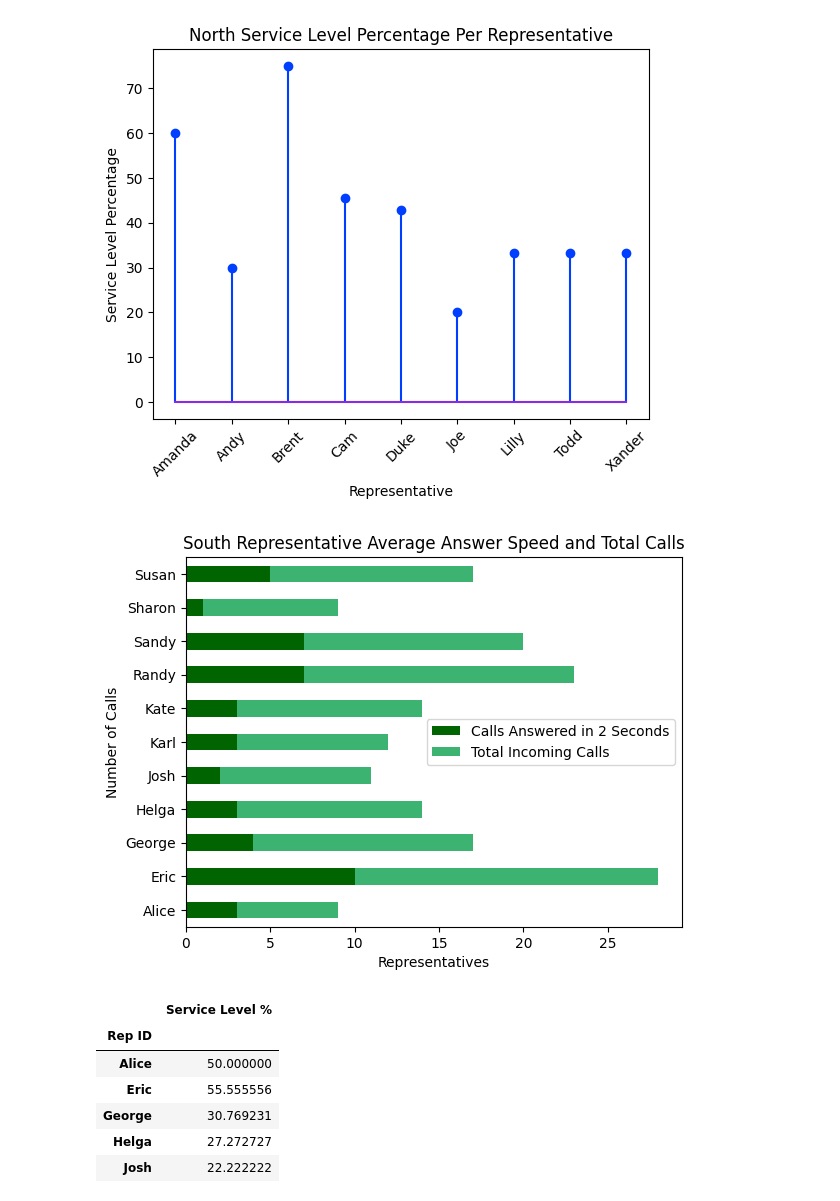
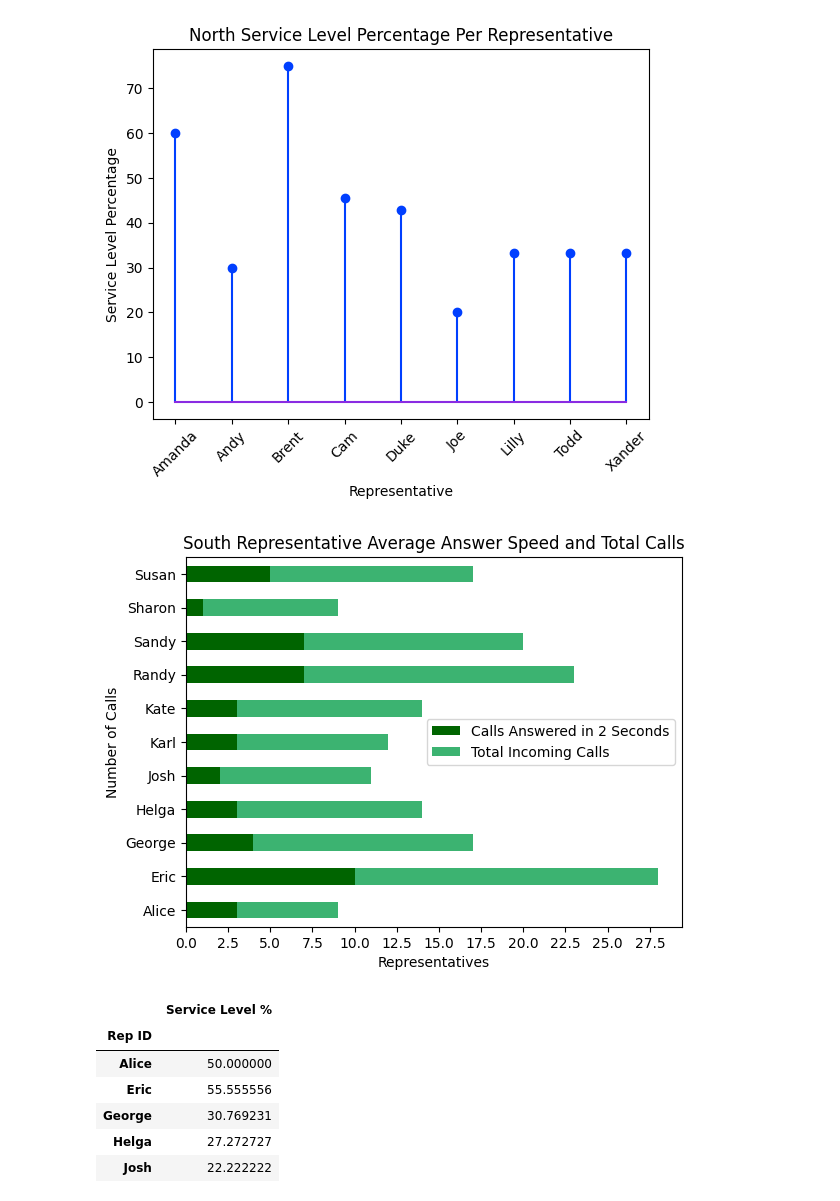
Before and after one commit to Kap19kp/Call_center_Assignment2, a Jupyter notebook: Call_Center_Cleanup.ipynb, the cells around one changed output. Cells and saved outputs as stored; diff of their text form; code cells hidden in the pictures.

```diff
--- a/Call_Center_Cleanup.ipynb
+++ b/Call_Center_Cleanup.ipynb
@@ -769,6 +765,7 @@ plt.show()
 # %% [output]
 [figure]
 # %%
+#My own coding/chart to see South Branch's service level
 #South Coding
 south_plt = south_df.groupby("Rep ID")["Incoming Wait Time"].mean().to_frame().reset_index()
 
@@ -782,34 +779,37 @@ quick_stats_1 = quick_reps_1.groupby(["Rep ID"]).sum()  # Final Table
 
 # Table 2: Total Incoming Calls Only grouped by Rep
 total_calls_in_1 = south_df[south_df["Incoming or Outgoing"] == "Incoming"]
 rep_calls_1 = total_calls_in_1[["Rep ID", "Calls"]]
 total_stats_1 = rep_calls_1.groupby(["Rep ID"]).sum() # Final Table
 # print(total_stats)
 
 #  Table 3: Service Level Percentage created via merge
 service_level_1 = pd.merge(quick_stats_1, total_stats_1, on="Rep ID")
 
 # Create Percentage Column in Table 3
 service_level_1["Service Level %"] = service_level_1["Calls_x"]/service_level_1["Calls_y"] * 100
 # print(service_level)
 
 
 
 #Your Code Here:
 #Coding Dataframe for Table 1 and 2
 totals_rep_1 = pd.concat([quick_stats_1, total_stats_1], axis=1)
 totals_rep_1.columns = ['Calls Answered in 2 Seconds', 'Total Incoming Calls']
 # totals_rep
 
 
 #Table 1 and 2 Chart
+colors_1 = ['darkgreen', 'mediumseagreen']
+
 totals_rep_1.plot.barh(stacked=True, color=colors_1)
 plt.title("South Representative Average Answer Speed and Total Calls")
 plt.xlabel("Representatives")
+plt.xticks(np.arange(0, 30, 2.5))
 plt.ylabel("Number of Calls")
 plt.savefig('stackedbarh2.png')
 # %% [output]
-[figure, old version]
+[figure, new version]
 # %%
 #My own charts below
 ##Determining service for South center
```
Also changed, not shown: parts of 6 cells of this notebook, 2 other files.
